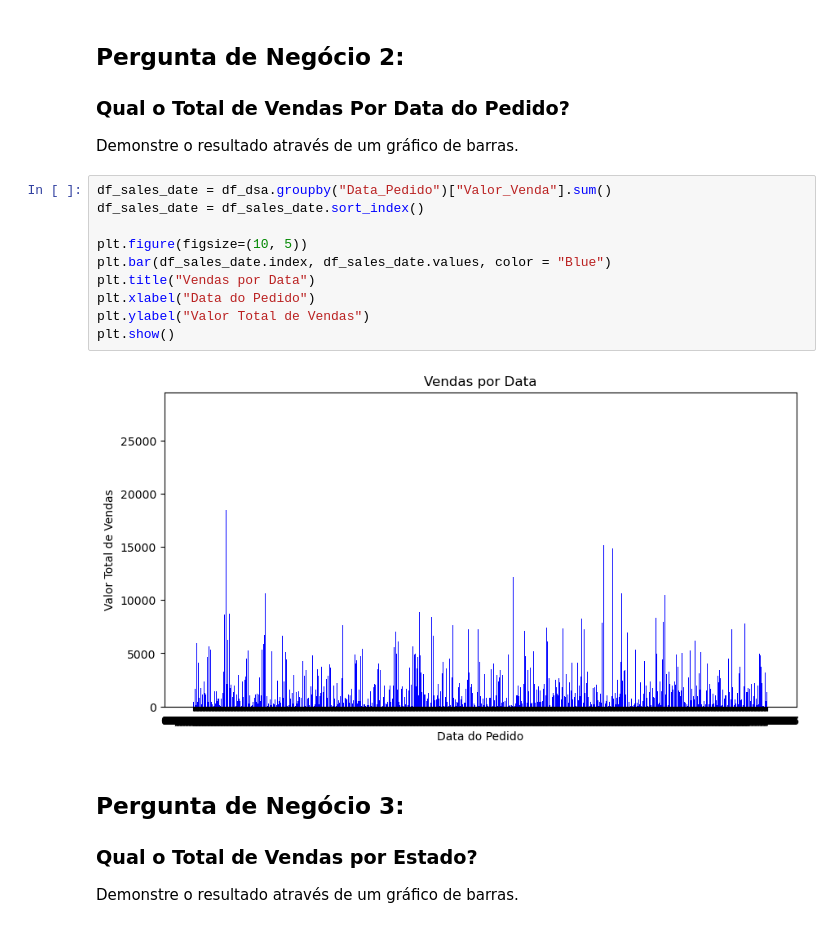
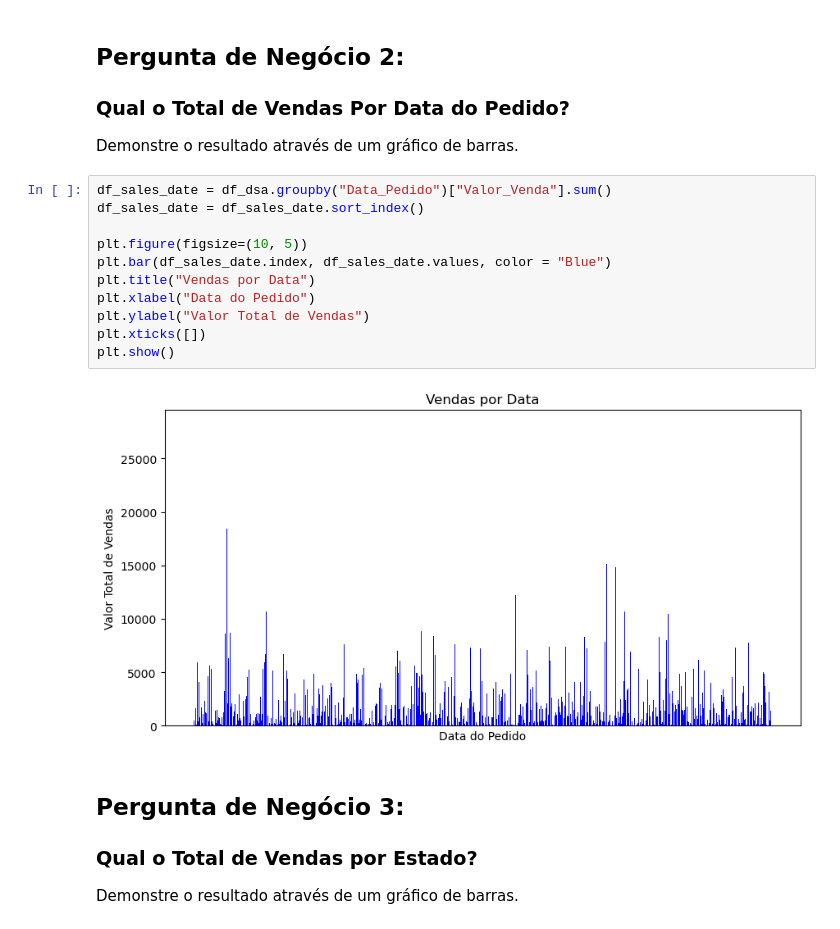
Before and after one commit to oguiaraujo/DSDA-Projects, a Jupyter notebook: DSA/Projeto2-Perguntas.ipynb, the cells around one changed output. Cells and saved outputs as stored; diff of their text form.

```diff
--- a/DSA/Projeto2-Perguntas.ipynb
+++ b/DSA/Projeto2-Perguntas.ipynb
@@ -159,15 +159,16 @@ Demonstre o resultado através de um gráfico de barras.
 # %%
 df_sales_date = df_dsa.groupby("Data_Pedido")["Valor_Venda"].sum()
 df_sales_date = df_sales_date.sort_index()
 
 plt.figure(figsize=(10, 5))
 plt.bar(df_sales_date.index, df_sales_date.values, color = "Blue")
 plt.title("Vendas por Data")
 plt.xlabel("Data do Pedido")
 plt.ylabel("Valor Total de Vendas")
+plt.xticks([])
 plt.show()
 # %% [output]
-[figure, old version]
+[figure, new version]
 # %% [markdown]
 ## Pergunta de Negócio 3:
 
```
Also changed, not shown: parts of 1 cell of this notebook.
